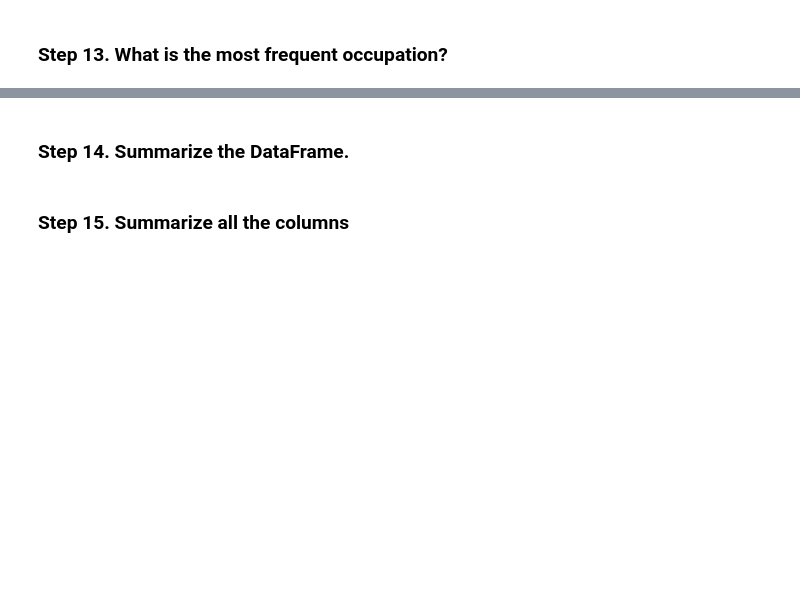
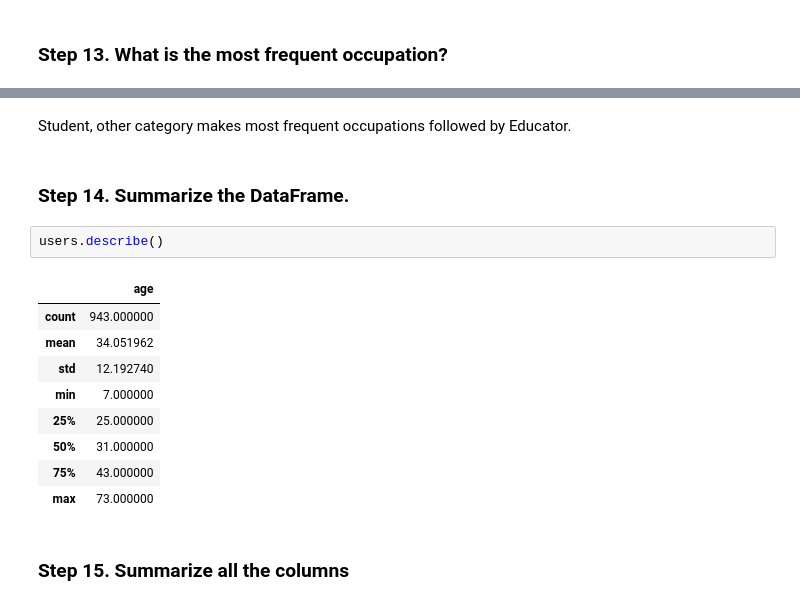
Before and after one commit to Vnykm/GN22CDBDS001_2113702, a Jupyter notebook: Assessment1_2113702.ipynb, the cells around one changed output, grey strips where cells are left out. Drawn from its saved outputs; the diff is of its cells as text; blank space fills up the shorter version.

```diff
--- a/Assessment1_2113702.ipynb
+++ b/Assessment1_2113702.ipynb
@@ -123,4 +147,18 @@ Name: occupation, Length: 943, dtype: object
+# %% [markdown]
+Student, other category makes most frequent occupations followed by Educator.
 # %% [markdown]
 ### Step 14. Summarize the DataFrame.
+# %%
+users.describe()
+# %% [output]
+|  | age |
+| count | 943.000000 |
+| mean | 34.051962 |
+| std | 12.192740 |
+| min | 7.000000 |
+| 25% | 25.000000 |
+| 50% | 31.000000 |
+| 75% | 43.000000 |
+| max | 73.000000 |
 # %% [markdown]
 ### Step 15. Summarize all the columns
```
Also changed, not shown: parts of 7 cells of this notebook.
